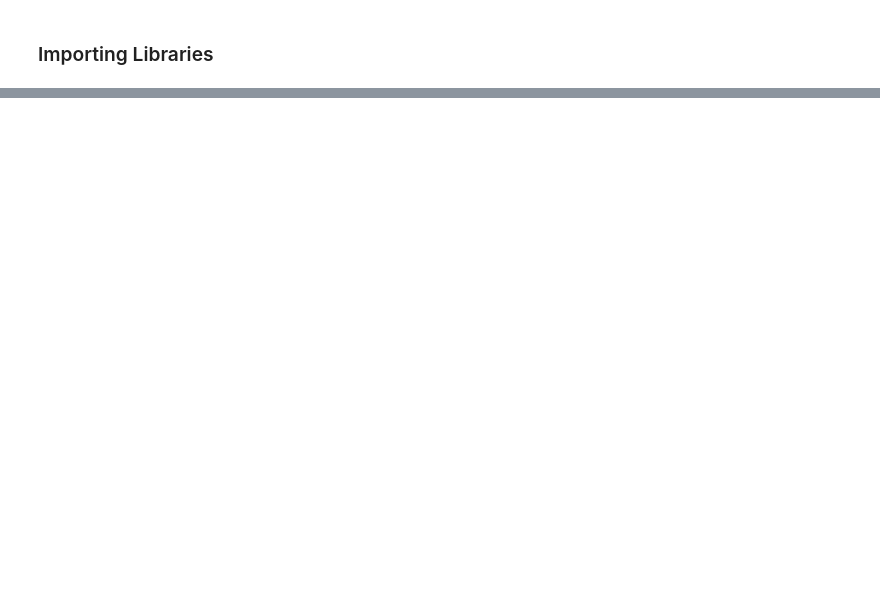
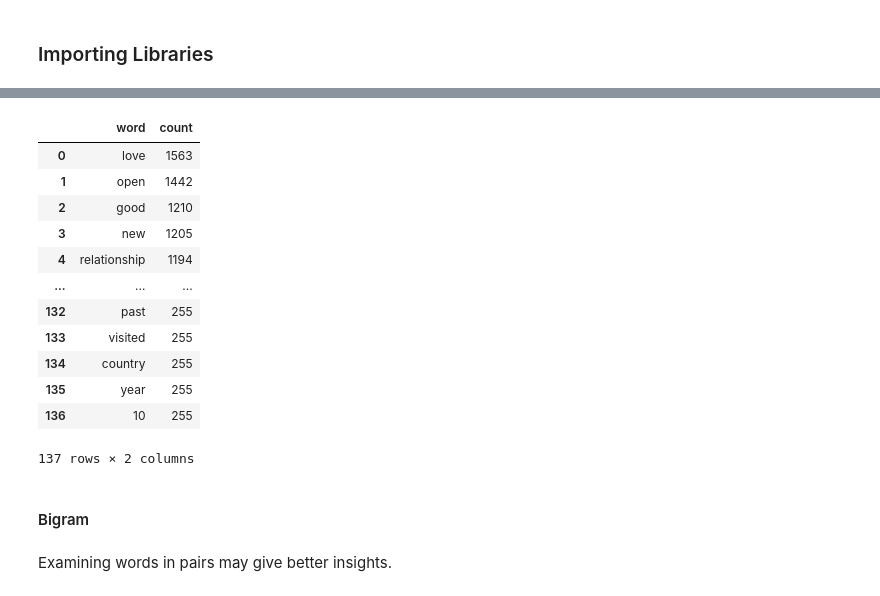
Before and after one commit to KhopSun/DatingApp_MatchMaking, a Jupyter notebook: Workspace.ipynb, the cells around one changed output, grey strips where cells are left out. Cells and saved outputs as stored; diff of their text form; code cells hidden in the pictures; blank space fills up the shorter version.

```diff
--- a/Workspace.ipynb
+++ b/Workspace.ipynb
@@ -124,0 +276,7 @@ with open("profiles.pkl",'rb') as file: # rb is read binary, for reading non-tex
+# %%
+words = []
+
+for bio in df_pkl['Bio_processed']:
+    words.extend(bio)
+
+df_words = pd.DataFrame({'word':words})
@@ -124,0 +299,18 @@ with open("profiles.pkl",'rb') as file: # rb is read binary, for reading non-tex
+# %%
+df_words_count = df_words.value_counts().reset_index()
+# %%
+df_words_count
+# %% [output]
+|  | word | count |
+| 0 | love | 1563 |
+| 1 | open | 1442 |
+| 2 | good | 1210 |
+| 3 | new | 1205 |
+| 4 | relationship | 1194 |
+| ... | ... | ... |
+| 132 | past | 255 |
+| 133 | visited | 255 |
+| 134 | country | 255 |
+| 135 | year | 255 |
+| 136 | 10 | 255 |
+137 rows × 2 columns
@@ -124,0 +320,4 @@ with open("profiles.pkl",'rb') as file: # rb is read binary, for reading non-tex
+# %% [markdown]
+#### Bigram
+# %% [markdown]
+Examining words in pairs may give better insights.
```
Also changed, not shown: parts of 24 cells of this notebook.
